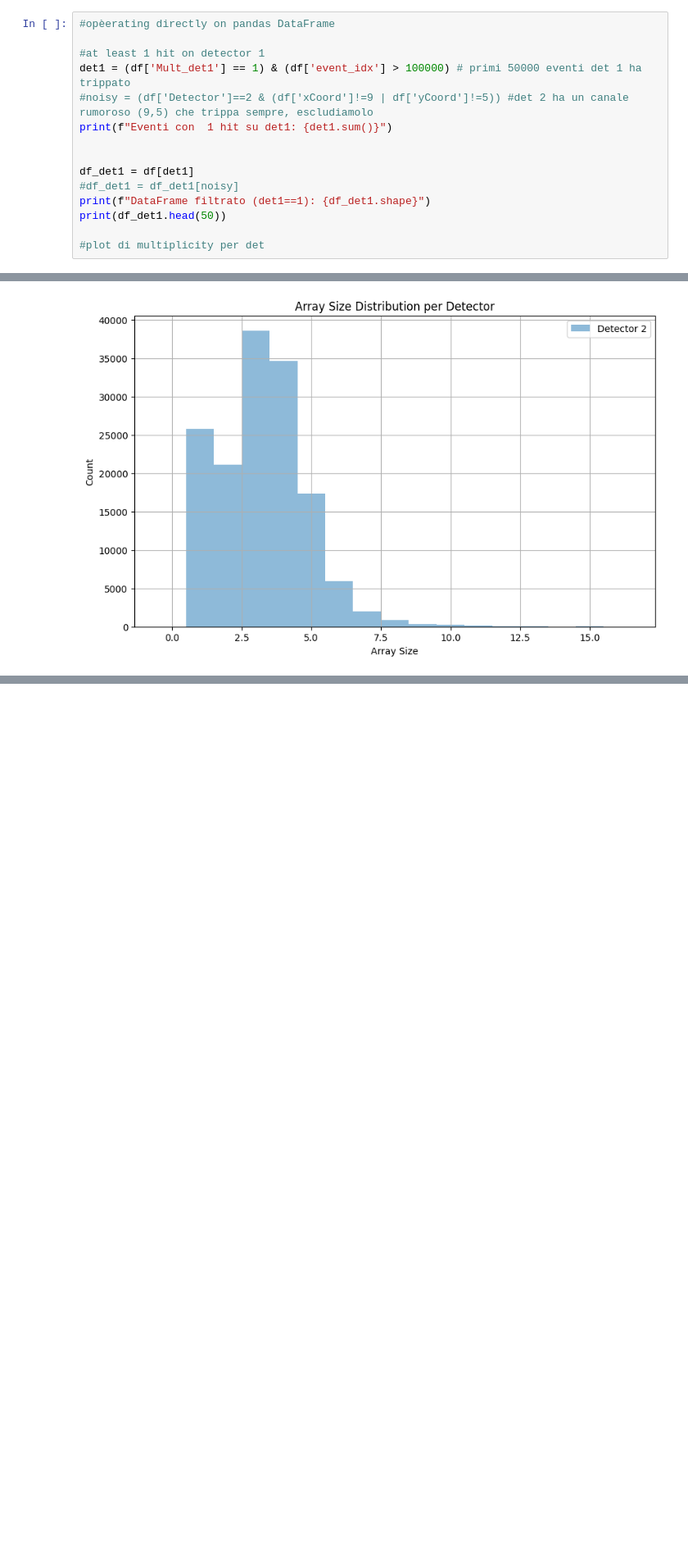
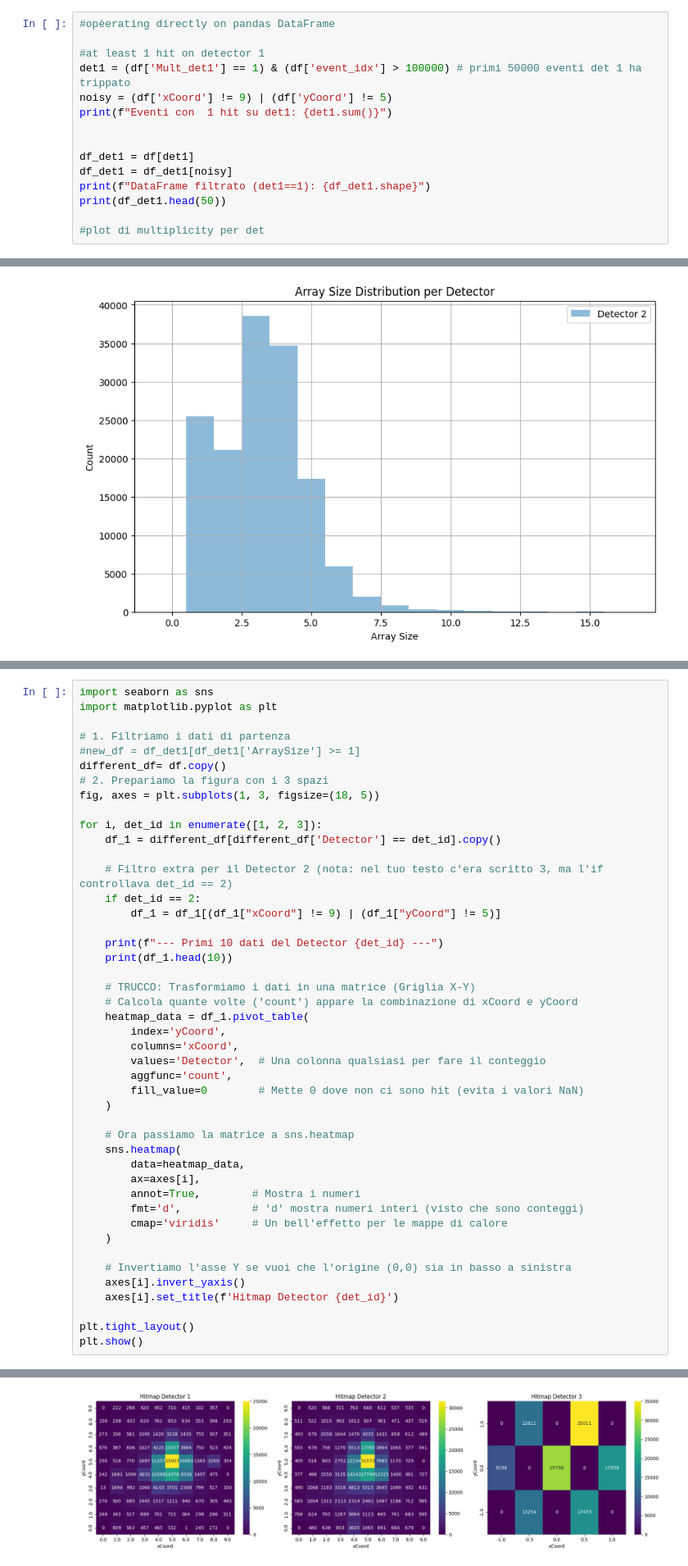
Before and after one commit to annascanu/TestbeamAnalysis, a Jupyter notebook: src/april_26_tb/efficiency_analysis.ipynb, the cells around one changed output, grey strips where cells are left out. Shown at 82% size. Saved outputs shown, nothing was run; the diff lists cells and outputs as text; blank space fills up the shorter version.

```diff
--- a/src/april_26_tb/efficiency_analysis.ipynb
+++ b/src/april_26_tb/efficiency_analysis.ipynb
@@ -119,12 +185,12 @@ Chunk 12 — eventi: 50000 — hit totali: 67966 — letti: 600000/638043
 
 #at least 1 hit on detector 1
 det1 = (df['Mult_det1'] == 1) & (df['event_idx'] > 100000) # primi 50000 eventi det 1 ha trippato
-#noisy = (df['Detector']==2 & (df['xCoord']!=9 | df['yCoord']!=5)) #det 2 ha un canale rumoroso (9,5) che trippa sempre, escludiamolo
+noisy = (df['xCoord'] != 9) | (df['yCoord'] != 5)
 print(f"Eventi con  1 hit su det1: {det1.sum()}")
 
 
 df_det1 = df[det1]
-#df_det1 = df_det1[noisy]
+df_det1 = df_det1[noisy]
 print(f"DataFrame filtrato (det1==1): {df_det1.shape}")
 print(df_det1.head(50))
 
@@ -227,3 +294,49 @@ fig.colorbar(mesh, ax=axes, orientation='vertical', fraction=0.02, pad=0.04, lab
 plt.show()
 # %% [output]
 [figure]
+# %%
+import seaborn as sns
+import matplotlib.pyplot as plt
+
+# 1. Filtriamo i dati di partenza
+#new_df = df_det1[df_det1['ArraySize'] >= 1]
+different_df= df.copy()
+# 2. Prepariamo la figura con i 3 spazi
+fig, axes = plt.subplots(1, 3, figsize=(18, 5))
+
+for i, det_id in enumerate([1, 2, 3]):
+    df_1 = different_df[different_df['Detector'] == det_id].copy()
+
+    # Filtro extra per il Detector 2 (nota: nel tuo testo c'era scritto 3, ma l'if controllava det_id == 2)
+    if det_id == 2:
+        df_1 = df_1[(df_1["xCoord"] != 9) | (df_1["yCoord"] != 5)]
+
+    print(f"--- Primi 10 dati del Detector {det_id} ---")
+    print(df_1.head(10))
+
+    # TRUCCO: Trasformiamo i dati in una matrice (Griglia X-Y)
+    # Calcola quante volte ('count') appare la combinazione di xCoord e yCoord
+    heatmap_data = df_1.pivot_table(
+        index='yCoord',
+        columns='xCoord',
+        values='Detector',  # Una colonna qualsiasi per fare il conteggio
+        aggfunc='count',
+        fill_value=0        # Mette 0 dove non ci sono hit (evita i valori NaN)
+    )
+
+    # Ora passiamo la matrice a sns.heatmap
+    sns.heatmap(
+        data=heatmap_data,
+        ax=axes[i],
+        annot=True,        # Mostra i numeri
+        fmt='d',           # 'd' mostra numeri interi (visto che sono conteggi)
+        cmap='viridis'     # Un bell'effetto per le mappe di calore
+    )
+
+    # Invertiamo l'asse Y se vuoi che l'origine (0,0) sia in basso a sinistra
+    axes[i].invert_yaxis()
+    axes[i].set_title(f'Hitmap Detector {det_id}')
+
+plt.tight_layout()
+plt.show()
+# %% [output]
@@ -230,3 +360,4 @@ plt.show()
+[figure, added]
 # %%
 # 1 hit su detector 2
 #riempio tutto il resto >=1
```
Also changed, not shown: parts of 22 cells of this notebook, 6 other files.
